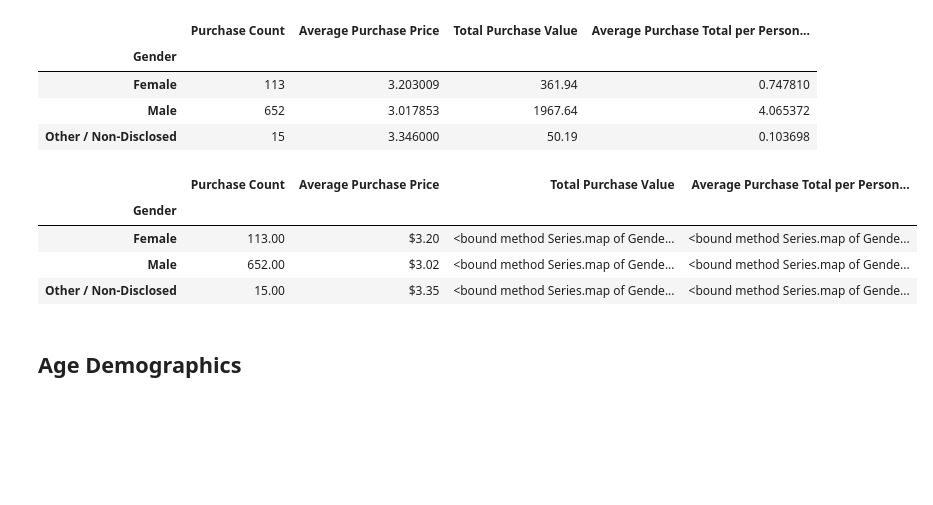
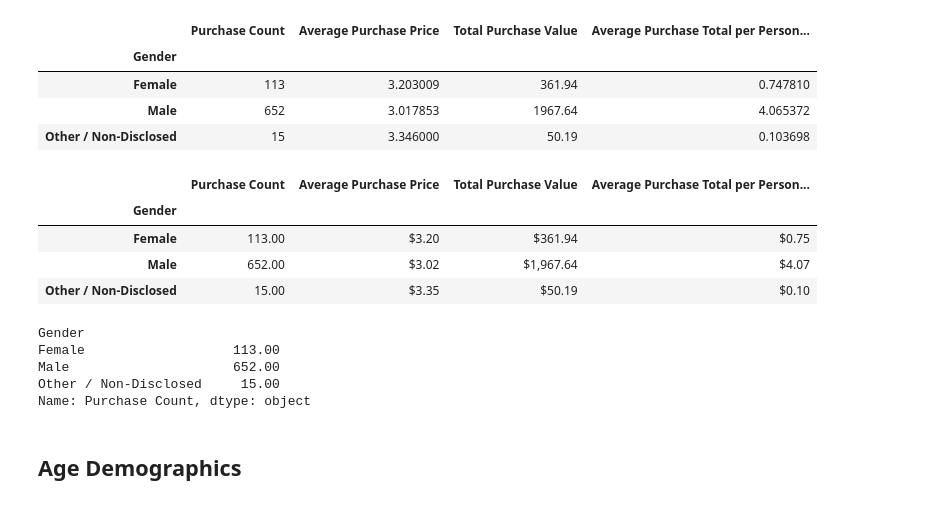
Before and after one commit to jburrkellam/Homework-2, a Jupyter notebook: HeroesOfPymoli_starter_jburr.ipynb, the cells around one changed output. Saved outputs shown, nothing was run; the diff lists cells and outputs as text; code cells hidden in the pictures; blank space fills up the shorter version.

```diff
--- a/HeroesOfPymoli_starter_jburr.ipynb
+++ b/HeroesOfPymoli_starter_jburr.ipynb
@@ -169,20 +173,28 @@ purch_analy
 # %%
 purch_analy["Purchase Count"]=purch_analy["Purchase Count"].map(
     "{0:,.2f}".format)
 purch_analy["Average Purchase Price"]=purch_analy["Average Purchase Price"].map(
     "${0:,.2f}".format)
-purch_analy["Total Purchase Value"]=purch_analy["Total Purchase Value"].map
-"${0:,.2f}".format
-purch_analy["Average Purchase Total per Person by Gender"]=purch_analy["Average Purchase Total per Person by Gender"].map
-"${0:,.2f}".format
+purch_analy["Total Purchase Value"]=purch_analy["Total Purchase Value"].map(
+"${0:,.2f}".format)
+purch_analy["Average Purchase Total per Person by Gender"]=purch_analy["Average Purchase Total per Person by Gender"].map(
+"${0:,.2f}".format)
 
 purch_analy
 # %% [output]
 |  | Purchase Count | Average Purchase Price | Total Purchase Value | Average Purchase Total per Person... |
 | Gender |  |  |  |  |
-| Female | 113.00 | $3.20 | <bound method Series.map of Gende... | <bound method Series.map of Gende... |
-| Male | 652.00 | $3.02 | <bound method Series.map of Gende... | <bound method Series.map of Gende... |
-| Other / Non-Disclosed | 15.00 | $3.35 | <bound method Series.map of Gende... | <bound method Series.map of Gende... |
+| Female | 113.00 | $3.20 | $361.94 | $0.75 |
+| Male | 652.00 | $3.02 | $1,967.64 | $4.07 |
+| Other / Non-Disclosed | 15.00 | $3.35 | $50.19 | $0.10 |
+# %%
+purch_analy["Purchase Count"]
+# %% [output]
+Gender
+Female                   113.00
+Male                     652.00
+Other / Non-Disclosed     15.00
+Name: Purchase Count, dtype: object
 # %% [markdown]
 ## Age Demographics
 # %% [markdown]
```
Also changed, not shown: parts of 25 cells of this notebook.
